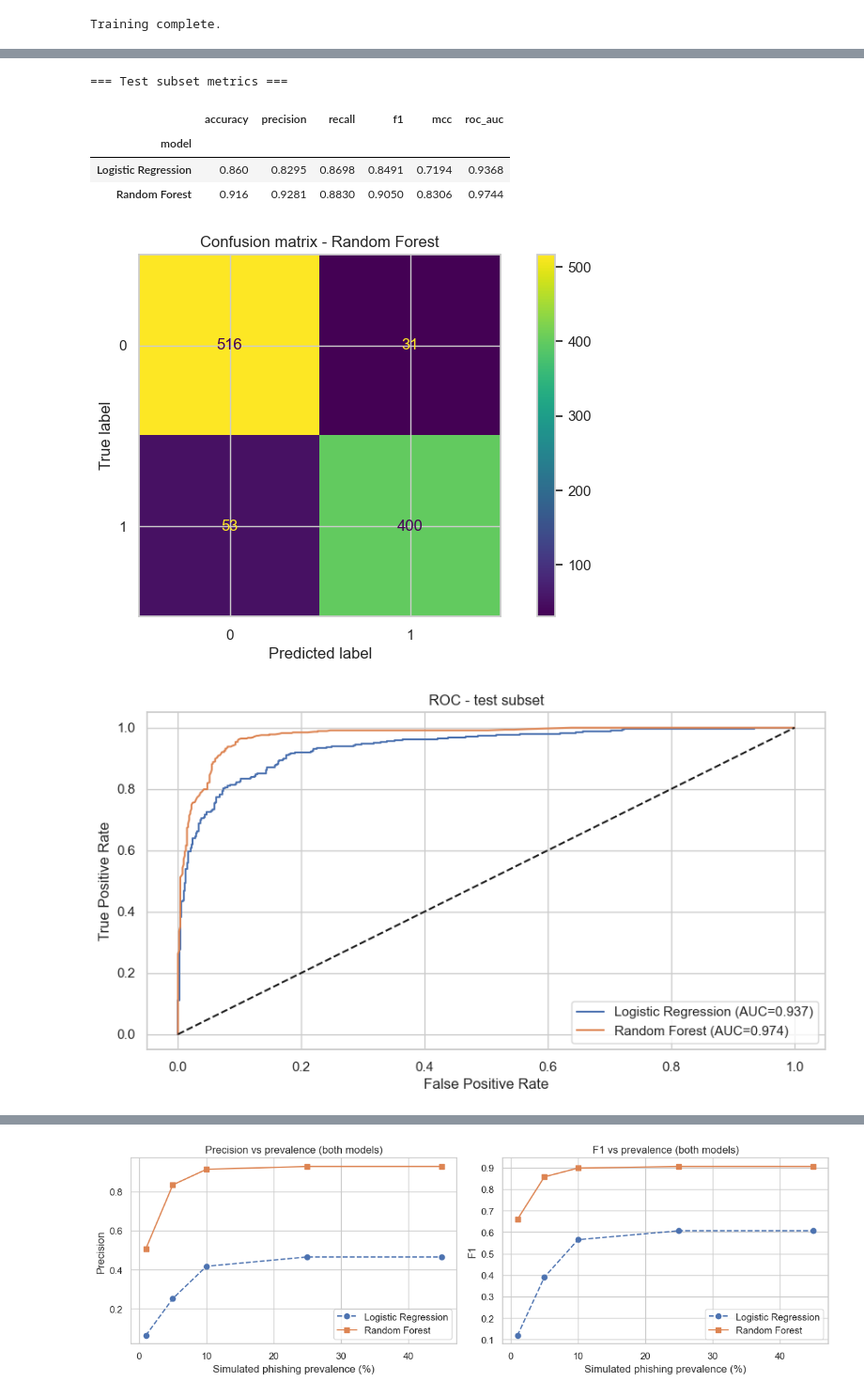
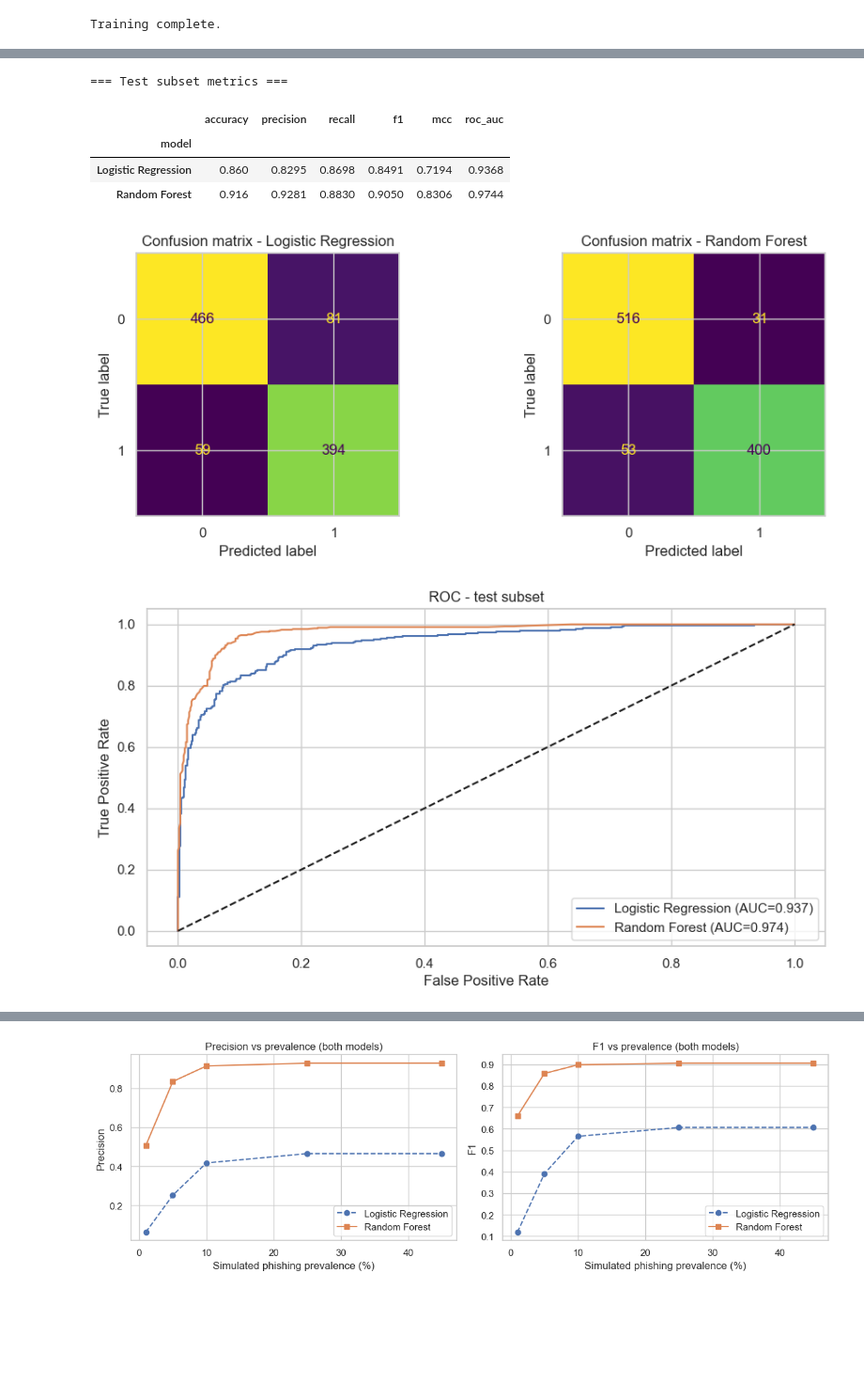
Before and after one commit to ayakhawalid/Data-Science-in-Cyber-Final-Project, a Jupyter notebook: notebooks/phreshphish_analysis.ipynb, the cells around one changed output, grey strips where cells are left out. Shown at 94% size. Saved outputs shown, nothing was run; the diff lists cells and outputs as text; code cells hidden in the pictures; blank space fills up the shorter version.

```diff
--- a/notebooks/phreshphish_analysis.ipynb
+++ b/notebooks/phreshphish_analysis.ipynb
@@ -539,41 +572,44 @@ def evaluate_model(name: str, model, X, y) -> dict:
         "f1": f1_score(y, y_pred, zero_division=0),
         "mcc": matthews_corrcoef(y, y_pred),
         "roc_auc": roc_auc_score(y, y_prob),
     }
 
 
 results_test = [evaluate_model(n, m, X_test_reduced, y_test) for n, m in models.items()]
 results_test_df = pd.DataFrame(results_test).set_index("model")
 print("=== Test subset metrics ===")
 display(results_test_df.round(4))
 
-best_name = results_test_df["f1"].idxmax()
-best_model = models[best_name]
-y_prob_best = best_model.predict_proba(X_test_reduced)[:, 1]
-y_pred_best = (y_prob_best >= 0.5).astype(int)
-
-ConfusionMatrixDisplay.from_predictions(y_test, y_pred_best)
-plt.title(f"Confusion matrix - {best_name}")
+# Confusion matrices for BOTH models (not only the best one)
+fig, axes = plt.subplots(1, len(models), figsize=(5 * len(models), 4))
+if len(models) == 1:
+    axes = [axes]
+for ax, (name, model) in zip(axes, models.items()):
+    y_prob = model.predict_proba(X_test_reduced)[:, 1]
+    y_pred = (y_prob >= 0.5).astype(int)
+    ConfusionMatrixDisplay.from_predictions(y_test, y_pred, ax=ax, colorbar=False)
+    ax.set_title(f"Confusion matrix - {name}")
+plt.tight_layout()
 plt.show()
 
 for name, model in models.items():
     prob = model.predict_proba(X_test_reduced)[:, 1]
     fpr, tpr, _ = roc_curve(y_test, prob)
     plt.plot(fpr, tpr, label=f"{name} (AUC={roc_auc_score(y_test, prob):.3f})")
 
 plt.plot([0, 1], [0, 1], "k--")
 plt.xlabel("False Positive Rate")
 plt.ylabel("True Positive Rate")
 plt.title("ROC - test subset")
 plt.legend()
 plt.show()
 # %% [output]
 === Test subset metrics ===
 |  | accuracy | precision | recall | f1 | mcc | roc_auc |
 | model |  |  |  |  |  |  |
 | Logistic Regression | 0.860 | 0.8295 | 0.8698 | 0.8491 | 0.7194 | 0.9368 |
 | Random Forest | 0.916 | 0.9281 | 0.8830 | 0.9050 | 0.8306 | 0.9744 |
-[figure, old version]
+[figure, new version]
 [figure]
 # %%
 # Re-run the first config cell if these are missing; defaults below avoid NameError
```
Also changed, not shown: parts of 11 cells of this notebook, 6 other files.
